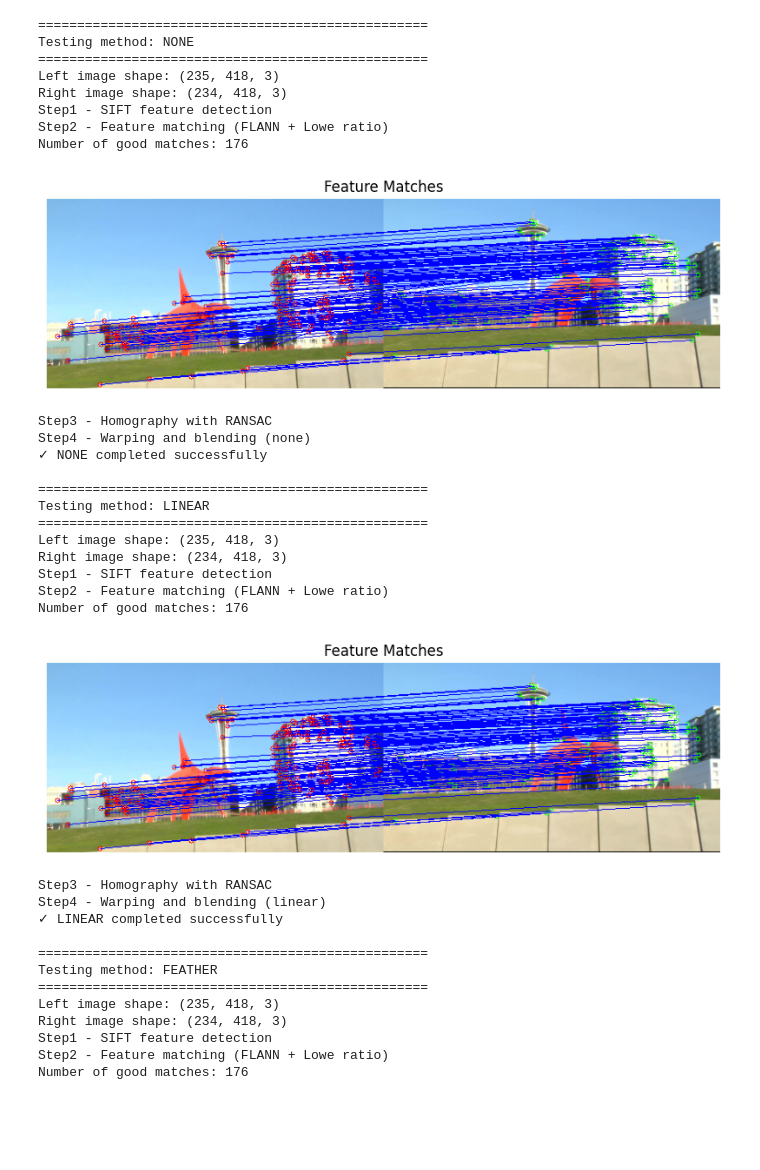
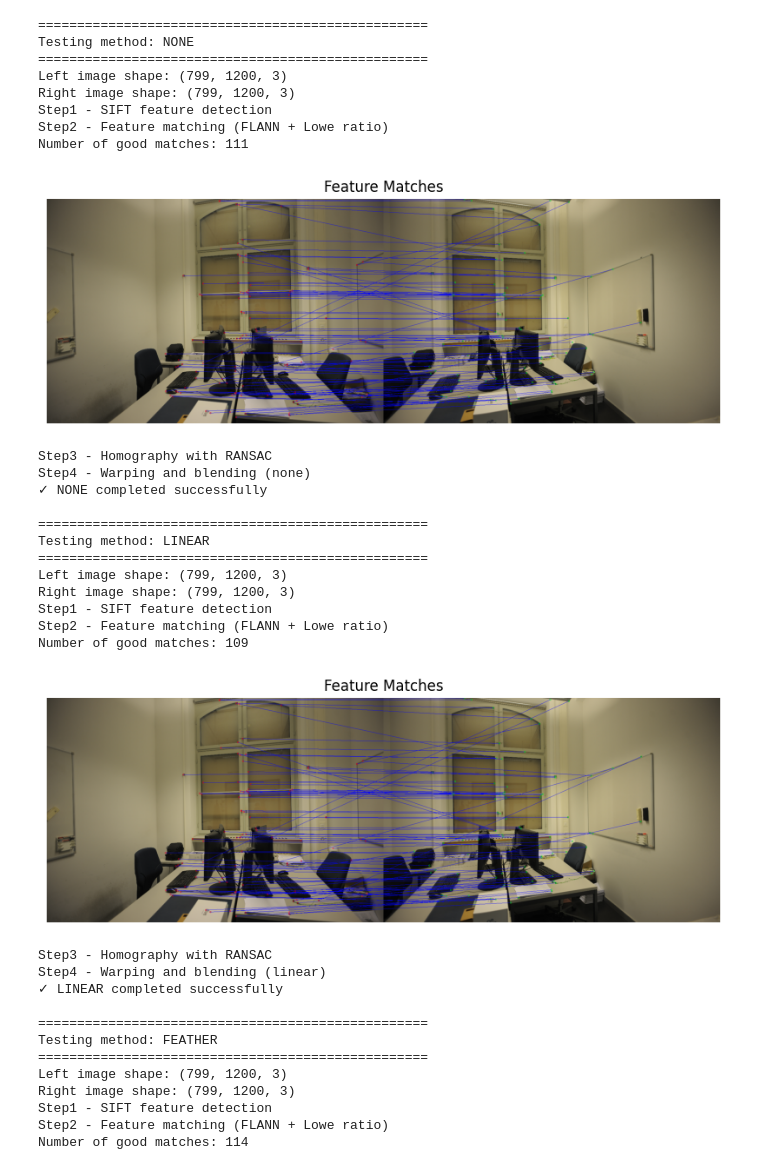
Before and after one commit to eralbaspahija/Automatic-Panorama-Stitching-Pipeline, a Jupyter notebook: automatic_panorama_stitching_pipeline.ipynb, the cells around one changed output. Cells and saved outputs as stored; diff of their text form; code cells hidden in the pictures; blank space fills up the shorter version.

Commit message:
add parallax image dataset

```diff
--- a/automatic_panorama_stitching_pipeline.ipynb
+++ b/automatic_panorama_stitching_pipeline.ipynb
@@ -391,34 +391,37 @@ def compare_blending_methods(img_left, img_right):
     return results
 # %%
 if __name__ == "__main__":
-    src_path = "Automatic-Panorama-Stitching-Pipeline/img/"
-    img_left = cv2.imread(src_path + "parallax.png")
-    img_right = cv2.imread(src_path + "parallax2.png")
+    src_path = "Automatic-Panorama-Stitching-Pipeline/img-parallax/"
+
+    img_left = cv2.imread(src_path + "DSC_0219.JPG")
+    img_right = cv2.imread(src_path + "DSC_0220.JPG")
+
+    if img_left is None or img_right is None:
+        raise ValueError("Images were not read – check the path and names!")
 
     img_left = resize_for_colab(img_left)
     img_right = resize_for_colab(img_right)
 
-    # Comparing of all methods
     results = compare_blending_methods(img_left, img_right)
 
     # Saving results
     os.makedirs("output", exist_ok=True)
     for method, panorama in results.items():
         if panorama is not None:
             cv2.imwrite(f"output/panorama_{method}.jpg", panorama)
             print(f"✓ Saved: output/panorama_{method}.jpg")
         else:
             print(f"✗ Skipped: output/panorama_{method}.jpg (failed)")
 # %% [output]
 ==================================================
 Testing method: NONE
 ==================================================
-Left image shape: (235, 418, 3)
-Right image shape: (234, 418, 3)
+Left image shape: (799, 1200, 3)
+Right image shape: (799, 1200, 3)
 Step1 - SIFT feature detection
 Step2 - Feature matching (FLANN + Lowe ratio)
-Number of good matches: 176
+Number of good matches: 111
-[figure, old version]
+[figure, new version]
 Step3 - Homography with RANSAC
 Step4 - Warping and blending (none)
 ✓ NONE completed successfully
@@ -426,12 +429,12 @@ Step4 - Warping and blending (none)
 ==================================================
 Testing method: LINEAR
 ==================================================
-Left image shape: (235, 418, 3)
-Right image shape: (234, 418, 3)
+Left image shape: (799, 1200, 3)
+Right image shape: (799, 1200, 3)
 Step1 - SIFT feature detection
 Step2 - Feature matching (FLANN + Lowe ratio)
-Number of good matches: 176
+Number of good matches: 109
-[figure, old version]
+[figure, new version]
 Step3 - Homography with RANSAC
 Step4 - Warping and blending (linear)
 ✓ LINEAR completed successfully
@@ -439,8 +442,8 @@ Step4 - Warping and blending (linear)
 ==================================================
 Testing method: FEATHER
 ==================================================
-Left image shape: (235, 418, 3)
-Right image shape: (234, 418, 3)
+Left image shape: (799, 1200, 3)
+Right image shape: (799, 1200, 3)
 Step1 - SIFT feature detection
 Step2 - Feature matching (FLANN + Lowe ratio)
-Number of good matches: 176
+Number of good matches: 114
```
Also changed, not shown: parts of 2 cells of this notebook.
